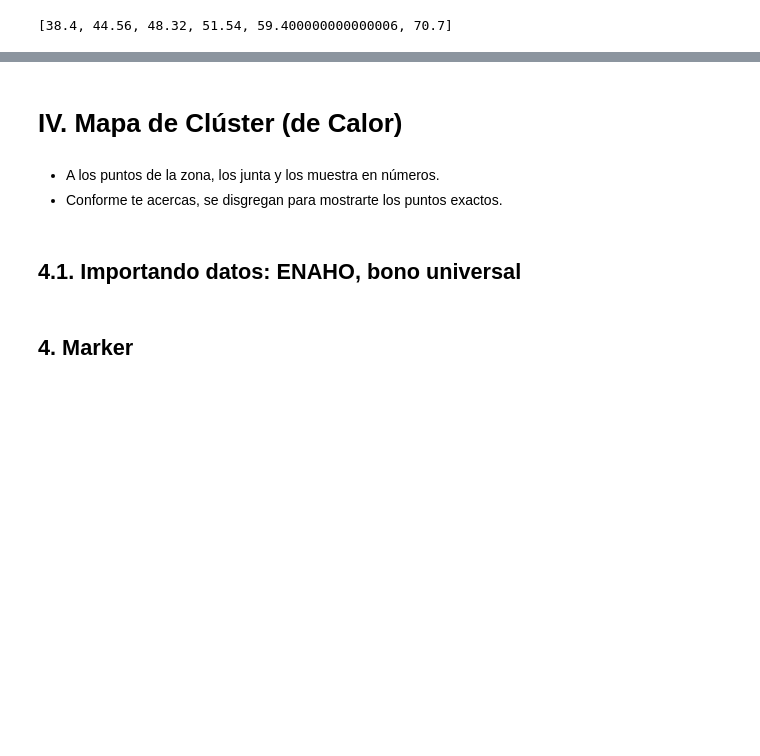
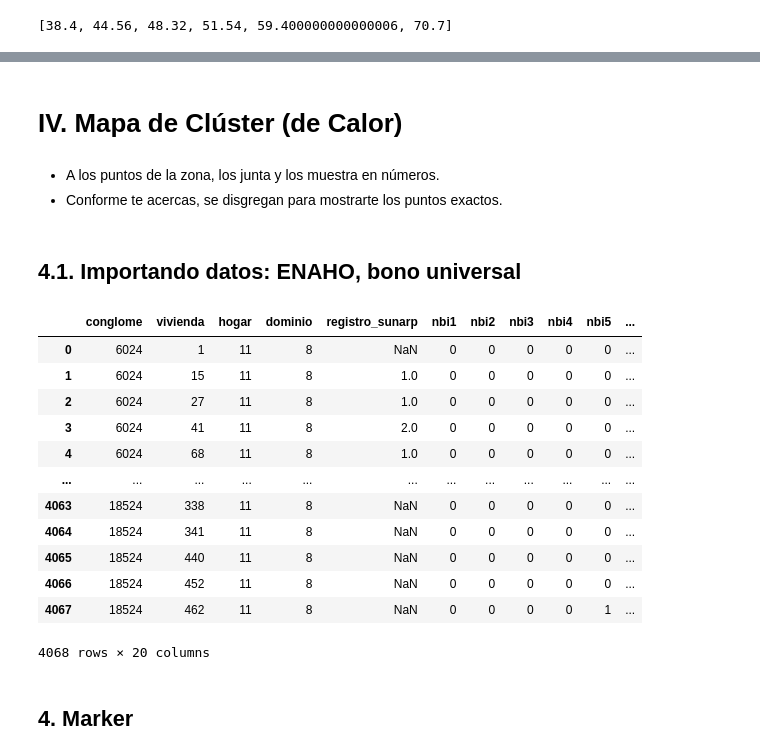
Before and after one commit to ulisesrodas/Python-for-DataScience, a Jupyter notebook: 9. Folium.ipynb, the cells around one changed output, grey strips where cells are left out. Drawn from its saved outputs; the diff is of its cells as text; code cells hidden in the pictures; blank space fills up the shorter version.

Commit message:
update folium

```diff
--- a/9. Folium.ipynb
+++ b/9. Folium.ipynb
@@ -550,23 +550,37 @@ z
 # %% [output]
 [interactive output not drawn]
 # %% [markdown]
-# IV. Mapa de Clúster (de Calor)
+# <a id ='4.'>IV. Mapa de Clúster (de Calor) </a>
 # %% [markdown]
 * A los puntos de la zona, los junta y los muestra en números.
 * Conforme te acercas, se disgregan para mostrarte los puntos exactos.
 # %% [markdown]
-## 4.1. Importando datos: ENAHO, bono universal
+## <a id ='4.1.'>4.1. Importando datos: ENAHO, bono universal </a>
 # %%
 # Obteniendo el formato de caracteres del archivo
 
 # falta: sacar el archivo de la carpeta github copiada en el equipo
 
-base = open(r'../_data/Folium/enaho.csv', 'rb').read()
+base = open(r'data/enaho_bonouniversal.csv', 'rb').read()
 det = chardet.detect(base)
 charenc = det['encoding']
 
-ENAHO = pd.read_csv( r'../_data/Folium/enaho.csv', encoding = charenc)
+ENAHO = pd.read_csv(r'data/enaho_bonouniversal.csv', encoding = charenc)
 ENAHO
+# %% [output]
+|  | conglome | vivienda | hogar | dominio | registro_sunarp | nbi1 | nbi2 | nbi3 | nbi4 | nbi5 | ... |
+| 0 | 6024 | 1 | 11 | 8 | NaN | 0 | 0 | 0 | 0 | 0 | ... |
+| 1 | 6024 | 15 | 11 | 8 | 1.0 | 0 | 0 | 0 | 0 | 0 | ... |
+| 2 | 6024 | 27 | 11 | 8 | 1.0 | 0 | 0 | 0 | 0 | 0 | ... |
+| 3 | 6024 | 41 | 11 | 8 | 2.0 | 0 | 0 | 0 | 0 | 0 | ... |
+| 4 | 6024 | 68 | 11 | 8 | 1.0 | 0 | 0 | 0 | 0 | 0 | ... |
+| ... | ... | ... | ... | ... | ... | ... | ... | ... | ... | ... | ... |
+| 4063 | 18524 | 338 | 11 | 8 | NaN | 0 | 0 | 0 | 0 | 0 | ... |
+| 4064 | 18524 | 341 | 11 | 8 | NaN | 0 | 0 | 0 | 0 | 0 | ... |
+| 4065 | 18524 | 440 | 11 | 8 | NaN | 0 | 0 | 0 | 0 | 0 | ... |
+| 4066 | 18524 | 452 | 11 | 8 | NaN | 0 | 0 | 0 | 0 | 0 | ... |
+| 4067 | 18524 | 462 | 11 | 8 | NaN | 0 | 0 | 0 | 0 | 1 | ... |
+4068 rows × 20 columns
 # %%
 # beneficiary households of the universal bond
 bono_uni= ENAHO[ENAHO.bono_uni == 1]
```
Also changed, not shown: parts of 11 cells of this notebook, 1 other file.
